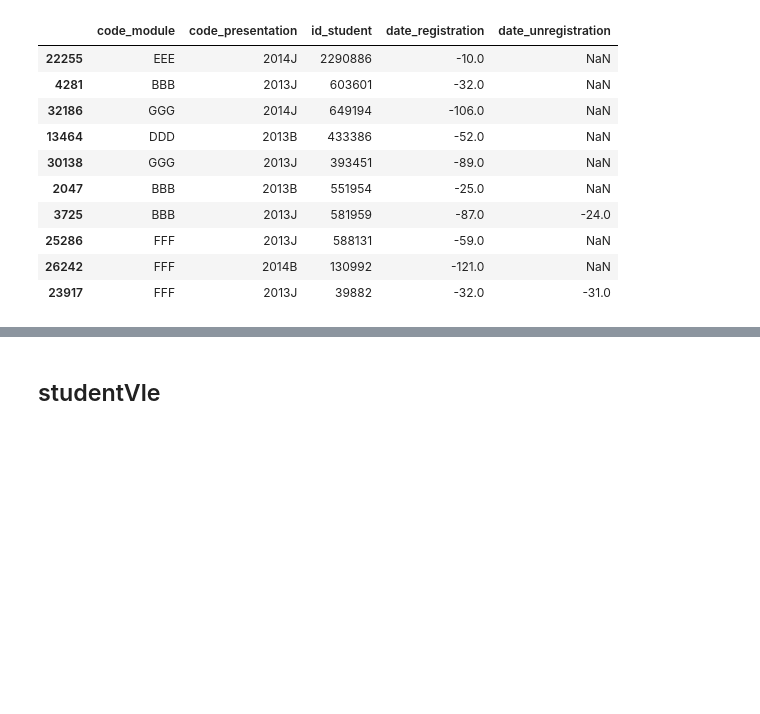
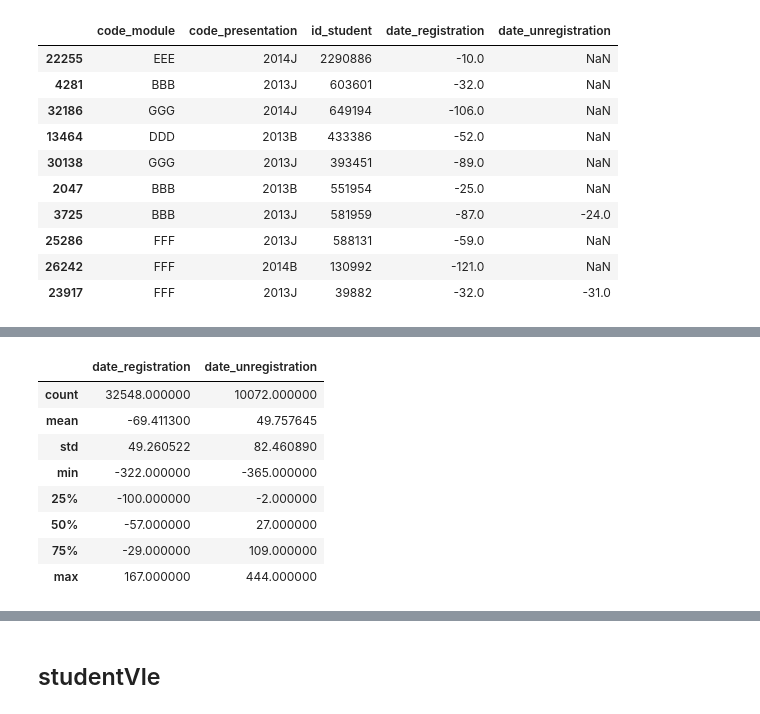
Before and after one commit to mkudim/analytics-learning-notes, a Jupyter notebook: 04_projects/project_03_edtech_oulad/EDA/eda_analysis.ipynb, the cells around one changed output, grey strips where cells are left out. Saved outputs shown, nothing was run; the diff lists cells and outputs as text; code cells hidden in the pictures; blank space fills up the shorter version.

```diff
--- a/04_projects/project_03_edtech_oulad/EDA/eda_analysis.ipynb
+++ b/04_projects/project_03_edtech_oulad/EDA/eda_analysis.ipynb
@@ -431,0 +489,12 @@ studreg.sample(10)
+# %%
+studreg[['date_registration', 'date_unregistration']].describe()
+# %% [output]
+|  | date_registration | date_unregistration |
+| count | 32548.000000 | 10072.000000 |
+| mean | -69.411300 | 49.757645 |
+| std | 49.260522 | 82.460890 |
+| min | -322.000000 | -365.000000 |
+| 25% | -100.000000 | -2.000000 |
+| 50% | -57.000000 | 27.000000 |
+| 75% | -29.000000 | 109.000000 |
+| max | 167.000000 | 444.000000 |
```
Also changed, not shown: parts of 16 cells of this notebook.
